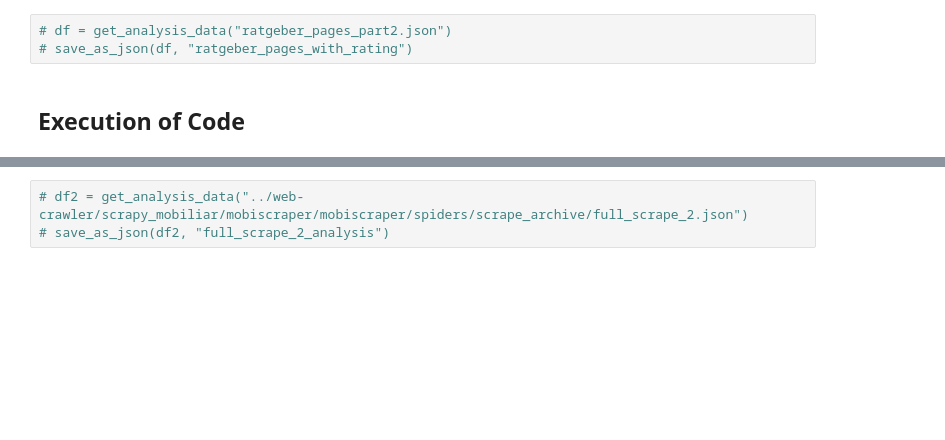
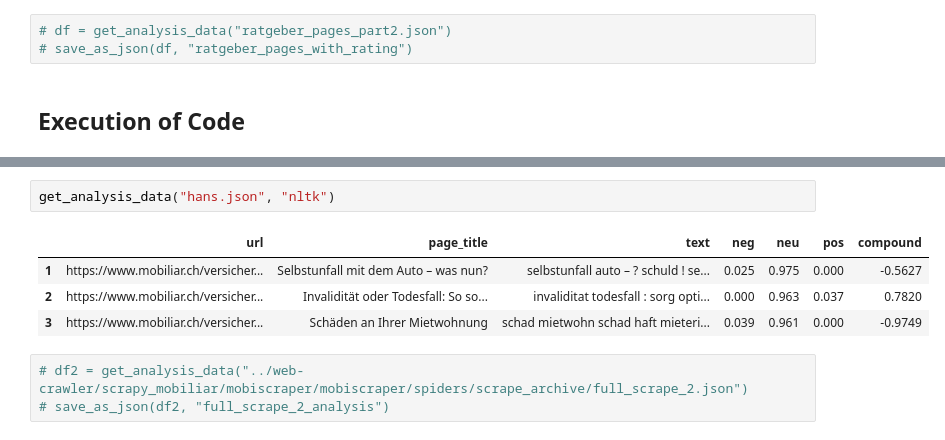
Before and after one commit to rmnrth4/wbth-project, a Jupyter notebook: sentiment-analyser/sentiment_analysis.ipynb, the cells around one changed output, grey strips where cells are left out. Drawn from its saved outputs; the diff is of its cells as text; blank space fills up the shorter version.

```diff
--- a/sentiment-analyser/sentiment_analysis.ipynb
+++ b/sentiment-analyser/sentiment_analysis.ipynb
@@ -120,3 +161,10 @@ def save_as_json(pandas_dataframe, file_name):
+# %%
+get_analysis_data("hans.json", "nltk")
+# %% [output]
+|  | url | page_title | text | neg | neu | pos | compound |
+| 1 | https://www.mobiliar.ch/versicher... | Selbstunfall mit dem Auto – was nun? | selbstunfall auto – ? schuld ! se... | 0.025 | 0.975 | 0.000 | -0.5627 |
+| 2 | https://www.mobiliar.ch/versicher... | Invalidität oder Todesfall: So so... | invaliditat todesfall : sorg opti... | 0.000 | 0.963 | 0.037 | 0.7820 |
+| 3 | https://www.mobiliar.ch/versicher... | Schäden an Ihrer Mietwohnung | schad mietwohn schad haft mieteri... | 0.039 | 0.961 | 0.000 | -0.9749 |
 # %%
 # df2 = get_analysis_data("../web-crawler/scrapy_mobiliar/mobiscraper/mobiscraper/spiders/scrape_archive/full_scrape_2.json")
 # save_as_json(df2, "full_scrape_2_analysis")
```
Also changed, not shown: parts of 15 cells of this notebook.
